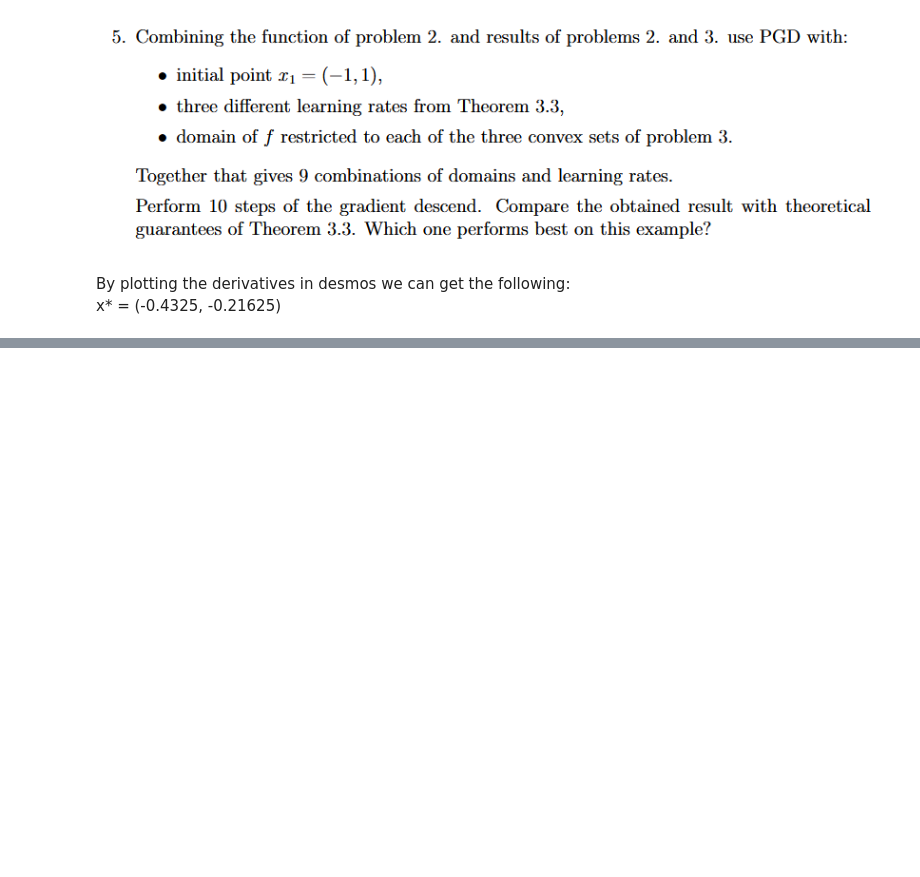
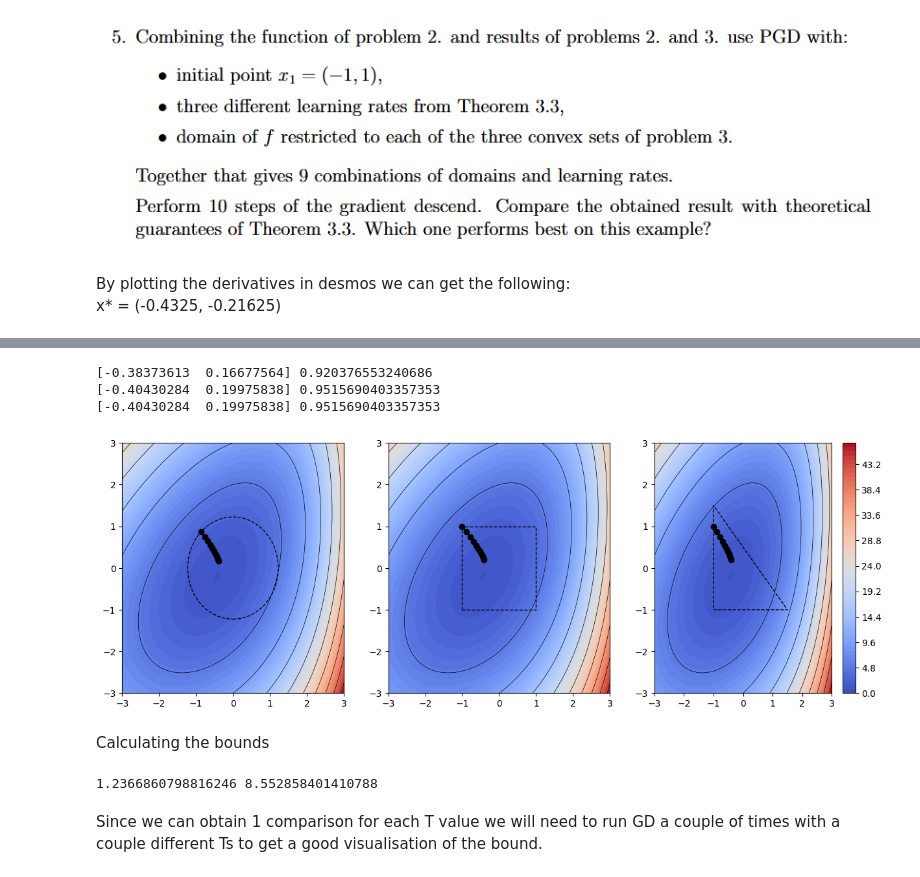
Before and after one commit to MatejVre/Gradient_Descent_Part_1, a Jupyter notebook: gradient_descent.ipynb, the cells around one changed output, grey strips where cells are left out. Cells and saved outputs as stored; diff of their text form; code cells hidden in the pictures; blank space fills up the shorter version.

Commit message:
All bunds calculated, need to figure out how to plot 2 out of four if even. On to the next one

```diff
--- a/gradient_descent.ipynb
+++ b/gradient_descent.ipynb
@@ -6,13 +7,13 @@ import numpy as np
 # %%
 def project_onto_circle(x, y):
     if x**2 + y**2 <= 1.5:
-        x_new = x
-        y_new = y
+        new_x = x
+        new_y = y
     else:
         D = np.sqrt(x**2 + y**2)
-        x_new = (x * np.sqrt(1.5)) /  D
-        y_new = (y * np.sqrt(1.5)) /  D
-    return x_new, y_new
+        new_x = (x * np.sqrt(1.5)) /  D
+        new_y = (y * np.sqrt(1.5)) /  D
+    return np.array([new_x, new_y])
 
 def project_onto_square(x, y):
     if abs(x) < 1 and abs(y) < 1:
@@ -24,7 +25,7 @@ def project_onto_square(x, y):
             new_x, new_y = x/abs(x), y
     else:
         new_x, new_y = x, y/abs(y)
-    return new_x, new_y
+    return np.array([new_x, new_y])
 
 def project_onto_triangle(x, y):
     if x >= -1 and x <= 1.5 and y < -1:
@@ -41,7 +42,7 @@ def project_onto_triangle(x, y):
         new_x, new_y = x, y
     else:
         new_x, new_y = (x - y + 0.5) / 2, -((x - y + 0.5) / 2) + 0.5
-    return new_x, new_y
+    return np.array([new_x, new_y])
 # %%
 circle1 = plt.Circle((0, 0), np.sqrt(1.5), color='r')
 
@@ -134,7 +137,7 @@ def projected_gradient_descent(point, gamma, gradient, projection, n_iter=1):
     points = []
     points.append(p)
     for _ in range(n_iter):
-        p = projection(*(p -gamma * gradient(*p)))
+        p = np.array(projection(*(p - gamma * gradient(*p))))
         points.append(p)
     return p, points
 # %%
@@ -165,0 +167,37 @@ shape_pairs = [(project_onto_circle, plt.Circle((0, 0), np.sqrt(1.5), color='r',
+# %%
+#SETTING PROPER FUNCTION PARAMETERS
+T = 4
+L = 14.672
+gamma = np.linalg.norm(np.array([-1, 1]) - og_point) / (np.sqrt(T) * L)
+
+x = np.linspace(-3, 3, 100)
+y = np.linspace(-3, 3, 100)
+X, Y = np.meshgrid(x, y)
+Z = func(X, Y)
+
+fig, ax = plt.subplots(1, 3, figsize=(15,5))
+contour = plt.contourf(X, Y, Z, levels=60, cmap="coolwarm")
+fig.colorbar(contour)
+returned_points_1 = []
+for i, sp in enumerate(shape_pairs):
+    ax[i].contourf(X, Y, Z, levels=60, cmap="coolwarm")
+
+    #GRADIENT DESCENT
+    finish1, points1 = projected_gradient_descent(np.array([-1, 1]), gamma, grad_func, sp[0], 10) #numbering again coincides with statement number in theorem 3.3
+    returned_points_1.append(points1)
+    print(finish1, func(*finish1))
+
+    #PLOTTING
+    ax[i].contour(X, Y, Z, levels=10, colors="black", linewidths=0.5)
+    ax[i].add_patch(copy(sp[1]))
+    ax[i].set_xlim(-3,3)
+    for point in points1:
+        ax[i].plot(*point, "o", c="black")
+    ax[i].plot(*zip(*points1), "-", c="black", markersize=4, label="Projected Descent Path")
+# %% [output]
+[-0.38373613  0.16677564] 0.920376553240686
+[-0.40430284  0.19975838] 0.9515690403357353
+[-0.40430284  0.19975838] 0.9515690403357353
+[figure, added]
+# %% [markdown]
+Calculating the bounds
@@ -165,0 +207,10 @@ shape_pairs = [(project_onto_circle, plt.Circle((0, 0), np.sqrt(1.5), color='r',
+# %%
+cum_sum = 0
+for i in range(T):
+    cum_sum += returned_points_1[0][i]/T
+
+print(func(*cum_sum) - func(*og_point), upper_bound_1(returned_points_1[0][0], og_point, L, T))
+# %% [output]
+1.2366860798816246 8.552858401410788
+# %% [markdown]
+Since we can obtain 1 comparison for each T value we will need to run GD a couple of times with a couple different Ts to get a good visualisation of the bound.
```
Also changed, not shown: parts of 20 cells of this notebook.
